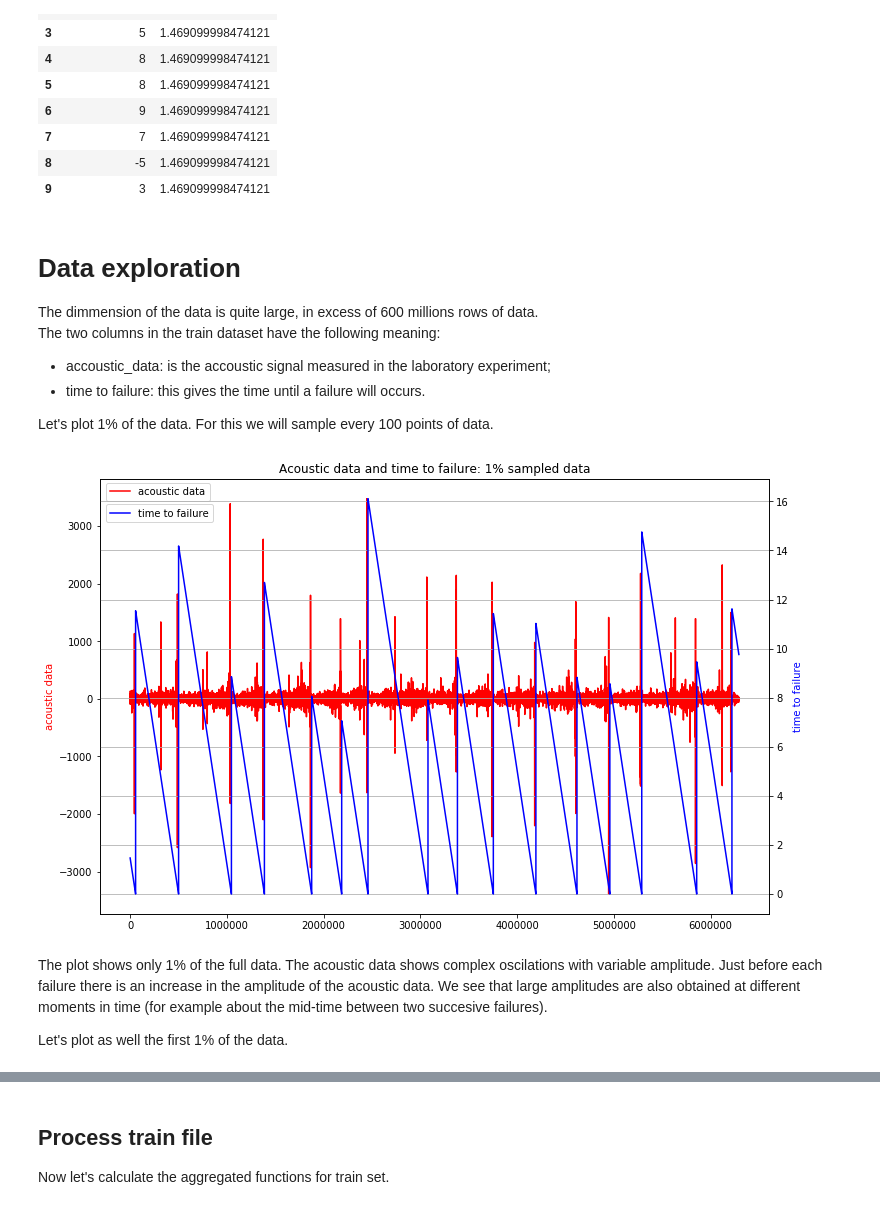
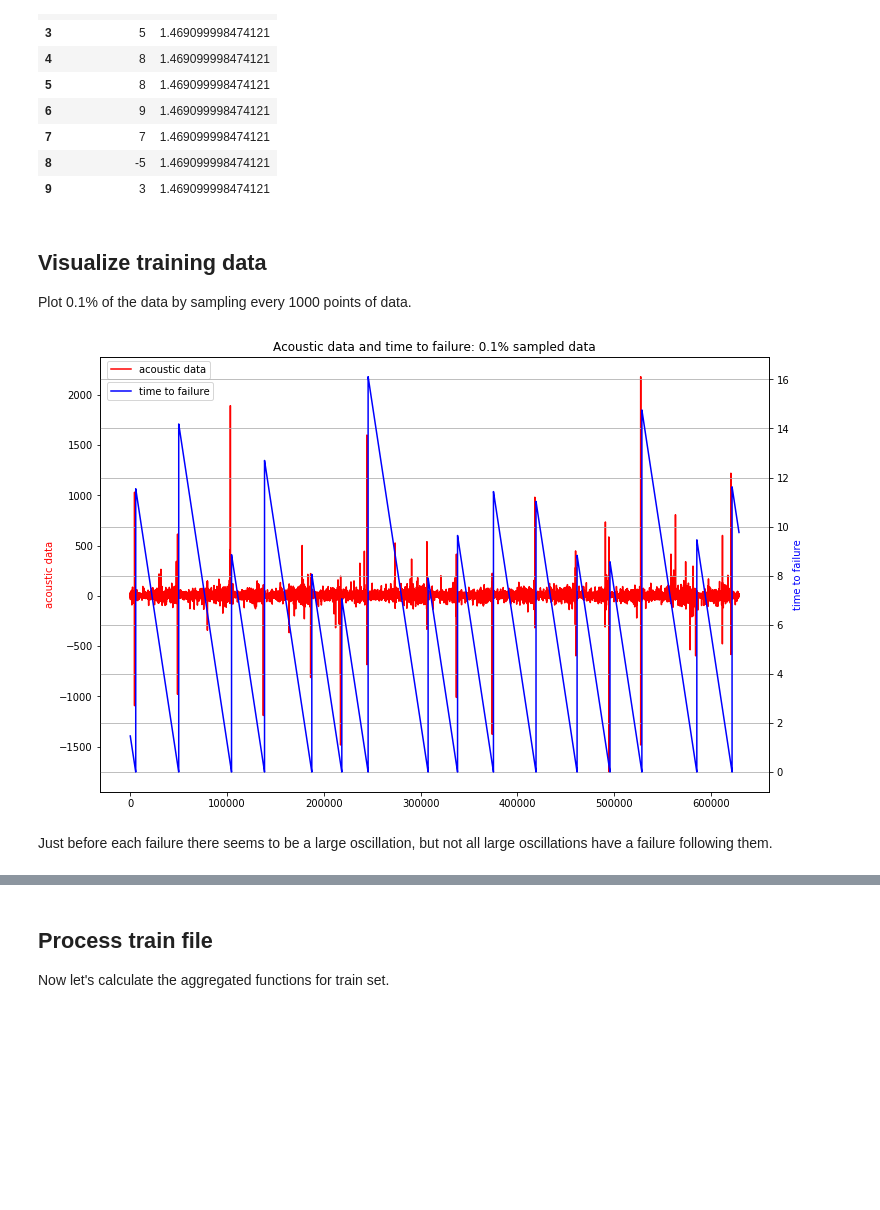
Before and after one commit to DavidBraslow/dsc-5-capstone-project-online-ds-sp-000, a Jupyter notebook: LANL Earthquake EDA and Prediction.ipynb, the cells around one changed output, grey strips where cells are left out. Drawn from its saved outputs; the diff is of its cells as text; code cells hidden in the pictures; blank space fills up the shorter version.

```diff
--- a/LANL Earthquake EDA and Prediction.ipynb
+++ b/LANL Earthquake EDA and Prediction.ipynb
@@ -101,41 +86,33 @@ train_df.head(10)
 | 7 | 7 | 1.469099998474121 |
 | 8 | -5 | 1.469099998474121 |
 | 9 | 3 | 1.469099998474121 |
-# %% [markdown]
-# <a id='3'>Data exploration</a>
-
-The dimmension of the data is quite large, in excess of 600 millions rows of data.
-The two columns in the train dataset have the following meaning:
-*  accoustic_data: is the accoustic signal measured in the laboratory experiment;
-* time to failure: this gives the time until a failure will occurs.
-
-Let's plot 1% of the data. For this we will sample every 100 points of data.
+# %% [markdown]
+## Visualize training data
+
+Plot 0.1% of the data by sampling every 1000 points of data.
 # %%
-train_ad_sample_df = train_df['acoustic_data'].values[::100]
-train_ttf_sample_df = train_df['time_to_failure'].values[::100]
+train_ad_sample_df = train_df['acoustic_data'].values[::1000]
+train_ttf_sample_df = train_df['time_to_failure'].values[::1000]
 
-def plot_acc_ttf_data(train_ad_sample_df, train_ttf_sample_df, title="Acoustic data and time to failure: 1% sampled data"):
+def plot_acc_ttf_data(train_ad_sample_df, train_ttf_sample_df, title="Acoustic data and time to failure: 0.1% sampled data"):
     fig, ax1 = plt.subplots(figsize=(12, 8))
     plt.title(title)
     plt.plot(train_ad_sample_df, color='r')
     ax1.set_ylabel('acoustic data', color='r')
     plt.legend(['acoustic data'], loc=(0.01, 0.95))
     ax2 = ax1.twinx()
     plt.plot(train_ttf_sample_df, color='b')
     ax2.set_ylabel('time to failure', color='b')
     plt.legend(['time to failure'], loc=(0.01, 0.9))
     plt.grid(True)
 
 plot_acc_ttf_data(train_ad_sample_df, train_ttf_sample_df)
 del train_ad_sample_df
 del train_ttf_sample_df
 # %% [output]
-[figure, old version]
+[figure, new version]
-# %% [markdown]
-The plot shows only 1% of the full data.
-The acoustic data shows complex oscilations with variable amplitude. Just before each failure there is an increase in the amplitude of the acoustic data. We see that large amplitudes are also obtained at different moments in time (for example about the mid-time between two succesive failures).
-
-Let's plot as well the first 1% of the data.
+# %% [markdown]
+Just before each failure there seems to be a large oscillation, but not all large oscillations have a failure following them.
 # %%
 train_ad_sample_df = train_df['acoustic_data'].values[:6291455]
 train_ttf_sample_df = train_df['time_to_failure'].values[:6291455]
```
Also changed, not shown: parts of 22 cells of this notebook, 1 other file.
